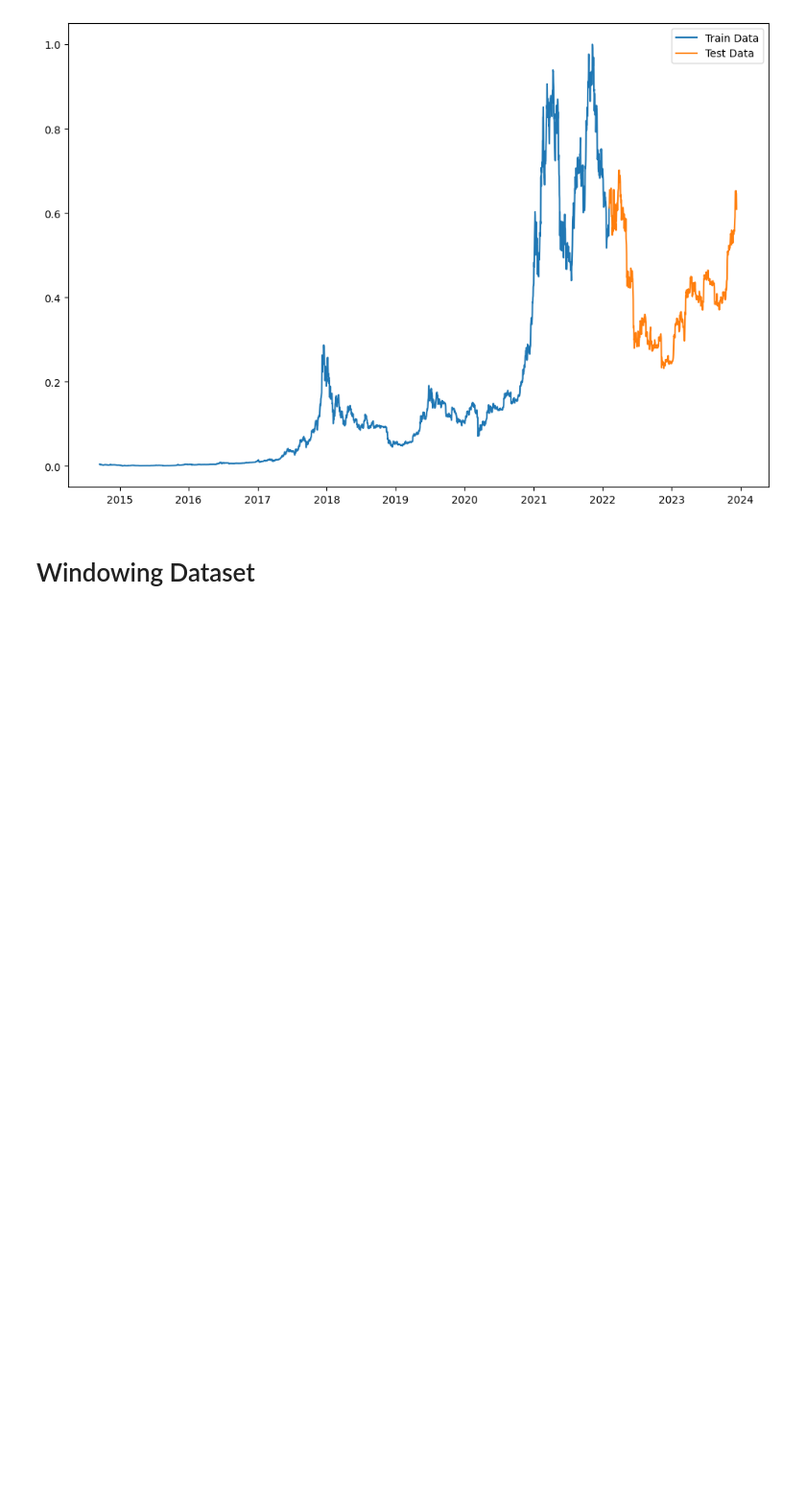
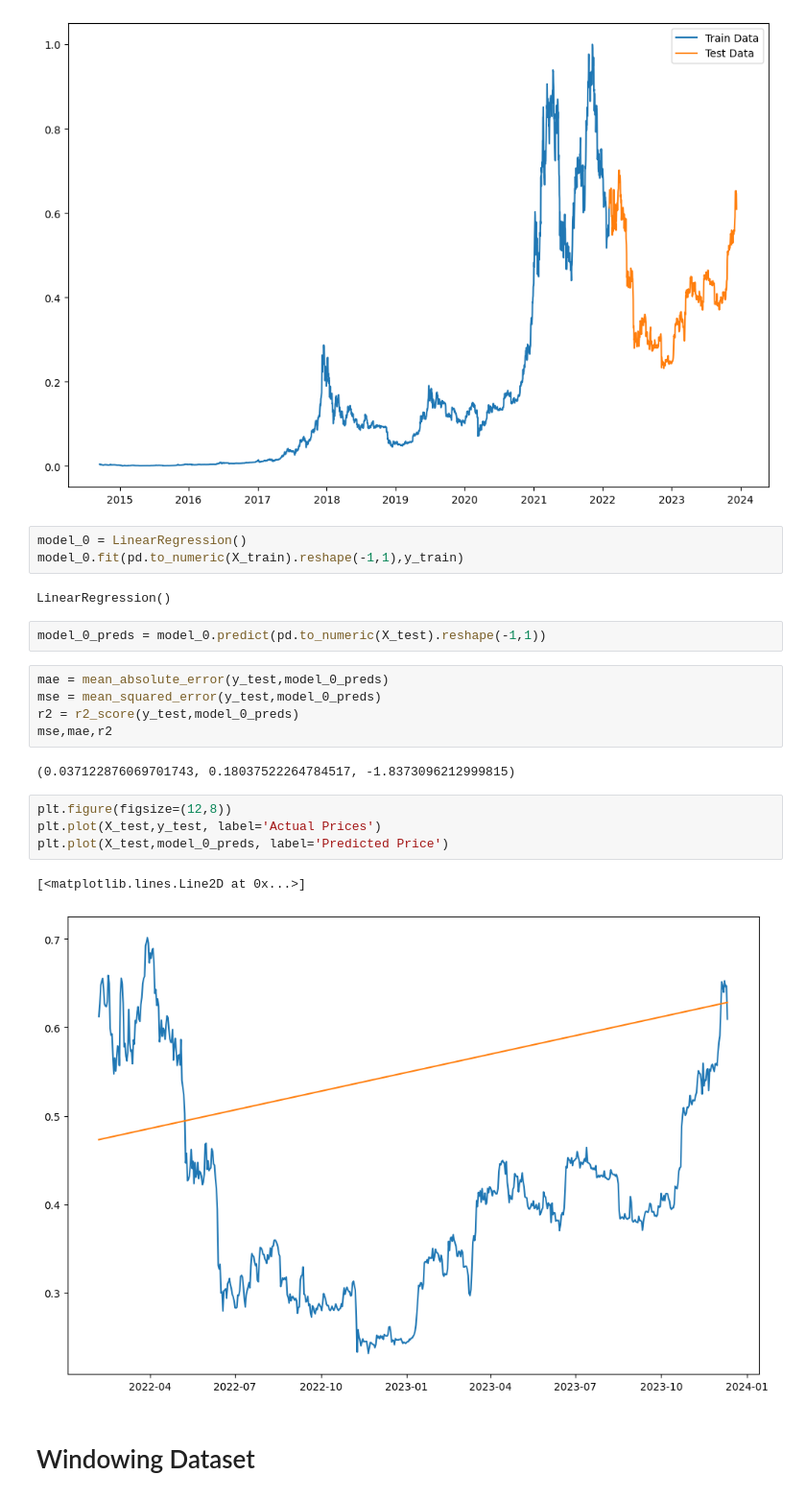
Before and after one commit to Szymon-Zielinski/bit-predict, a Jupyter notebook: Bitcoin-price-prediction.ipynb, the cells around one changed output. Shown at 96% size. Cells and saved outputs as stored; diff of their text form; blank space fills up the shorter version.

```diff
--- a/Bitcoin-price-prediction.ipynb
+++ b/Bitcoin-price-prediction.ipynb
@@ -102,6 +123,27 @@ plt.plot(X_test,y_test, label='Test Data')
 plt.legend();
 # %% [output]
 [figure]
+# %%
+model_0 = LinearRegression()
+model_0.fit(pd.to_numeric(X_train).reshape(-1,1),y_train)
+# %% [output]
+LinearRegression()
+# %%
+model_0_preds = model_0.predict(pd.to_numeric(X_test).reshape(-1,1))
+# %%
+mae = mean_absolute_error(y_test,model_0_preds)
+mse = mean_squared_error(y_test,model_0_preds)
+r2 = r2_score(y_test,model_0_preds)
+mse,mae,r2
+# %% [output]
+(0.037122876069701743, 0.18037522264784517, -1.8373096212999815)
+# %%
+plt.figure(figsize=(12,8))
+plt.plot(X_test,y_test, label='Actual Prices')
+plt.plot(X_test,model_0_preds, label='Predicted Price')
+# %% [output]
+[<matplotlib.lines.Line2D at 0x...>]
+[figure, added]
 # %% [markdown]
 # Windowing Dataset
 # %%
```
Also changed, not shown: parts of 14 cells of this notebook, 52 other files.
